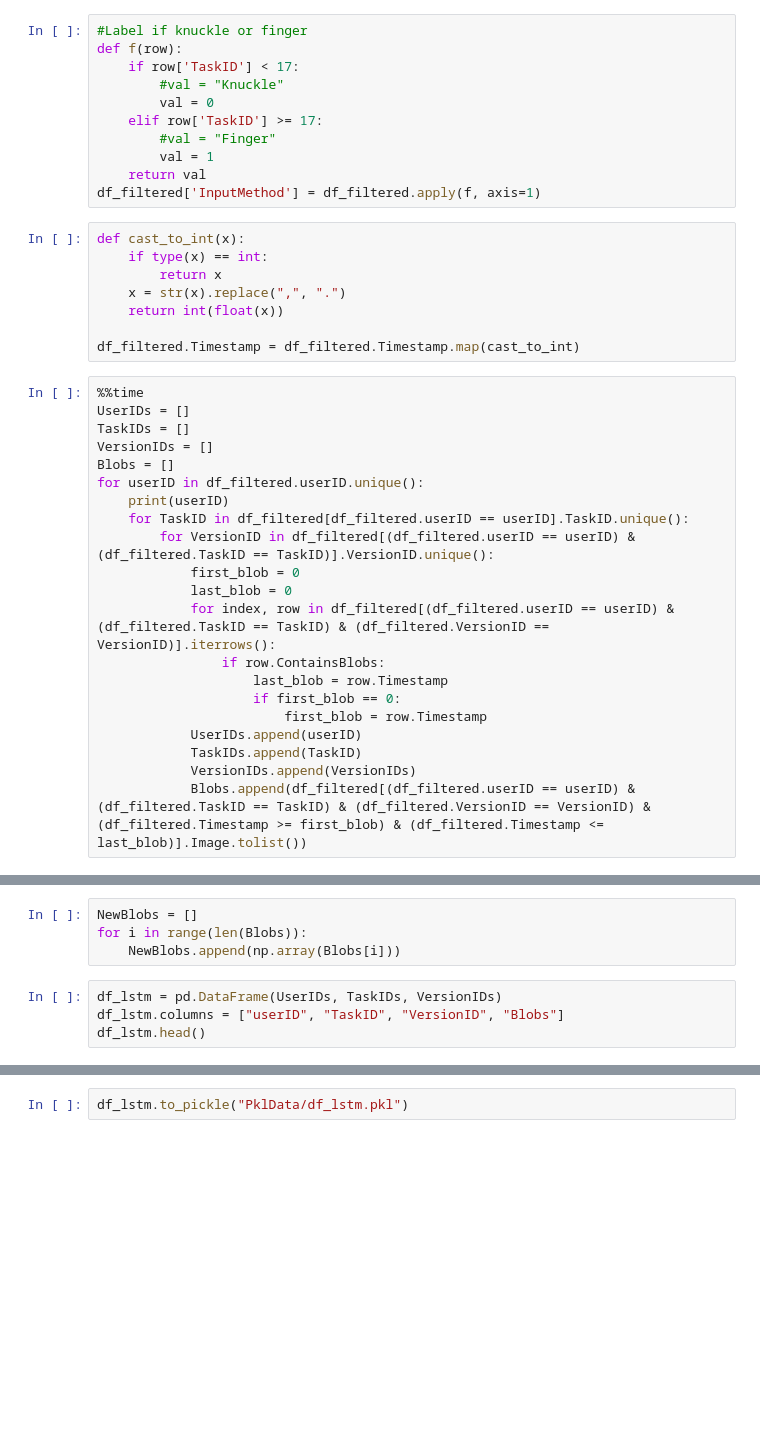
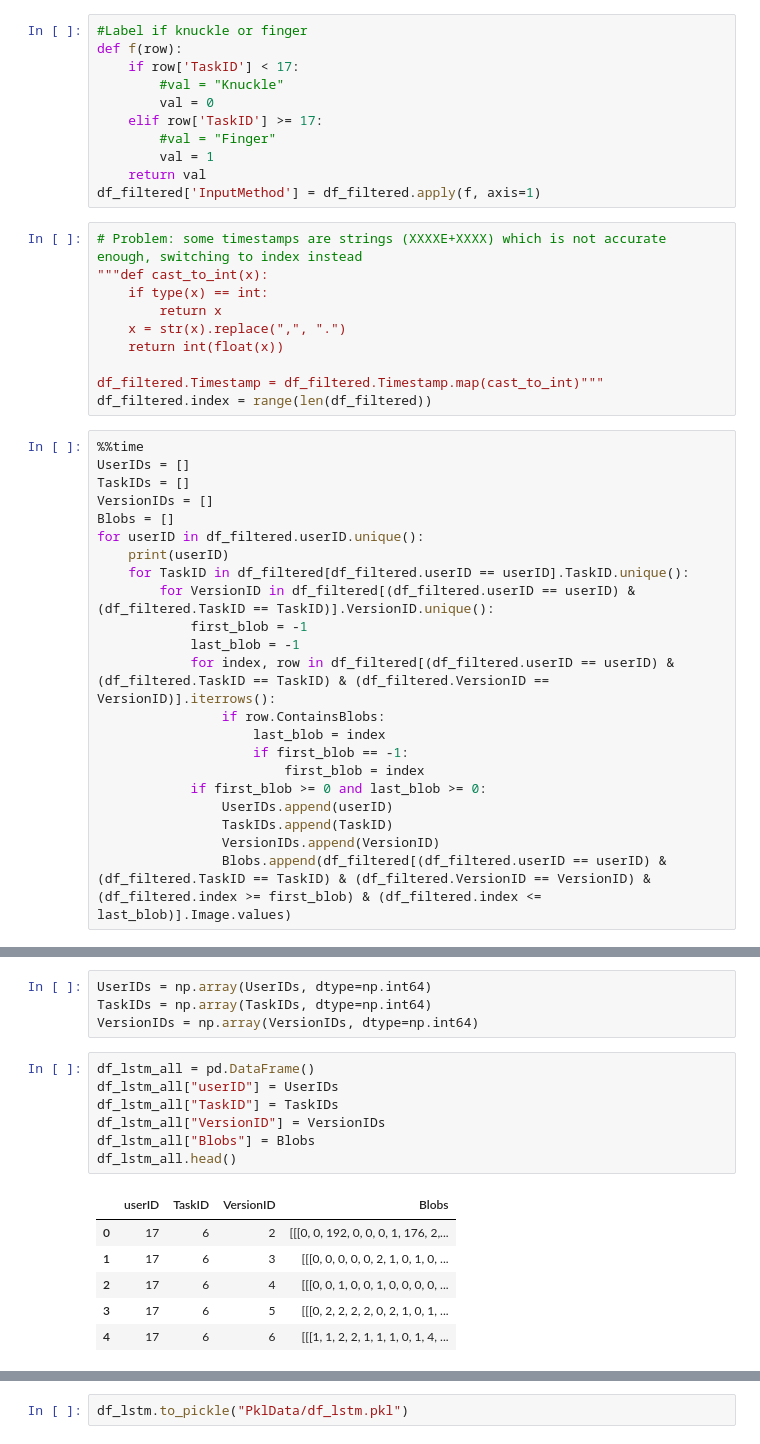
Before and after one commit to robsch94/FaPraKnuckleInput, a Jupyter notebook: Jupyter/Step_2_2_PreprocessData_LSTM.ipynb, the cells around one changed output, grey strips where cells are left out. Cells and saved outputs as stored; diff of their text form; blank space fills up the shorter version.

```diff
--- a/Jupyter/Step_2_2_PreprocessData_LSTM.ipynb
+++ b/Jupyter/Step_2_2_PreprocessData_LSTM.ipynb
@@ -85,13 +87,15 @@ def f(row):
     return val
 df_filtered['InputMethod'] = df_filtered.apply(f, axis=1)
 # %%
-def cast_to_int(x):
+# Problem: some timestamps are strings (XXXXE+XXXX) which is not accurate enough, switching to index instead
+"""def cast_to_int(x):
     if type(x) == int:
         return x
     x = str(x).replace(",", ".")
     return int(float(x))
 
-df_filtered.Timestamp = df_filtered.Timestamp.map(cast_to_int)
+df_filtered.Timestamp = df_filtered.Timestamp.map(cast_to_int)"""
+df_filtered.index = range(len(df_filtered))
 # %%
 %%time
 UserIDs = []
@@ -102,15 +106,16 @@ for userID in df_filtered.userID.unique():
     print(userID)
     for TaskID in df_filtered[df_filtered.userID == userID].TaskID.unique():
         for VersionID in df_filtered[(df_filtered.userID == userID) & (df_filtered.TaskID == TaskID)].VersionID.unique():
-            first_blob = 0
-            last_blob = 0
+            first_blob = -1
+            last_blob = -1
             for index, row in df_filtered[(df_filtered.userID == userID) & (df_filtered.TaskID == TaskID) & (df_filtered.VersionID == VersionID)].iterrows():
                 if row.ContainsBlobs:
-                    last_blob = row.Timestamp
-                    if first_blob == 0:
-                        first_blob = row.Timestamp
-            UserIDs.append(userID)
-            TaskIDs.append(TaskID)
-            VersionIDs.append(VersionIDs)
-            Blobs.append(df_filtered[(df_filtered.userID == userID) & (df_filtered.TaskID == TaskID) & (df_filtered.VersionID == VersionID) & (df_filtered.Timestamp >= first_blob) & (df_filtered.Timestamp <= last_blob)].Image.tolist())
+                    last_blob = index
+                    if first_blob == -1:
+                        first_blob = index
+            if first_blob >= 0 and last_blob >= 0:
+                UserIDs.append(userID)
+                TaskIDs.append(TaskID)
+                VersionIDs.append(VersionID)
+                Blobs.append(df_filtered[(df_filtered.userID == userID) & (df_filtered.TaskID == TaskID) & (df_filtered.VersionID == VersionID) & (df_filtered.index >= first_blob) & (df_filtered.index <= last_blob)].Image.values)
 # %% [output]
@@ -134,8 +141,18 @@ Wall time: 1min 13s
-# %%
-NewBlobs = []
-for i in range(len(Blobs)):
-    NewBlobs.append(np.array(Blobs[i]))
+# %%
+UserIDs = np.array(UserIDs, dtype=np.int64)
+TaskIDs = np.array(TaskIDs, dtype=np.int64)
+VersionIDs = np.array(VersionIDs, dtype=np.int64)
 # %%
-df_lstm = pd.DataFrame(UserIDs, TaskIDs, VersionIDs)
-df_lstm.columns = ["userID", "TaskID", "VersionID", "Blobs"]
-df_lstm.head()
+df_lstm_all = pd.DataFrame()
+df_lstm_all["userID"] = UserIDs
+df_lstm_all["TaskID"] = TaskIDs
+df_lstm_all["VersionID"] = VersionIDs
+df_lstm_all["Blobs"] = Blobs
+df_lstm_all.head()
+# %% [output]
+|  | userID | TaskID | VersionID | Blobs |
+| 0 | 17 | 6 | 2 | [[[0, 0, 192, 0, 0, 0, 1, 176, 2,... |
+| 1 | 17 | 6 | 3 | [[[0, 0, 0, 0, 0, 2, 1, 0, 1, 0, ... |
+| 2 | 17 | 6 | 4 | [[[0, 0, 1, 0, 0, 1, 0, 0, 0, 0, ... |
+| 3 | 17 | 6 | 5 | [[[0, 2, 2, 2, 2, 0, 2, 1, 0, 1, ... |
+| 4 | 17 | 6 | 6 | [[[1, 1, 2, 2, 1, 1, 1, 0, 1, 4, ... |
```
Also changed, not shown: parts of 9 cells of this notebook, 5 other files.
